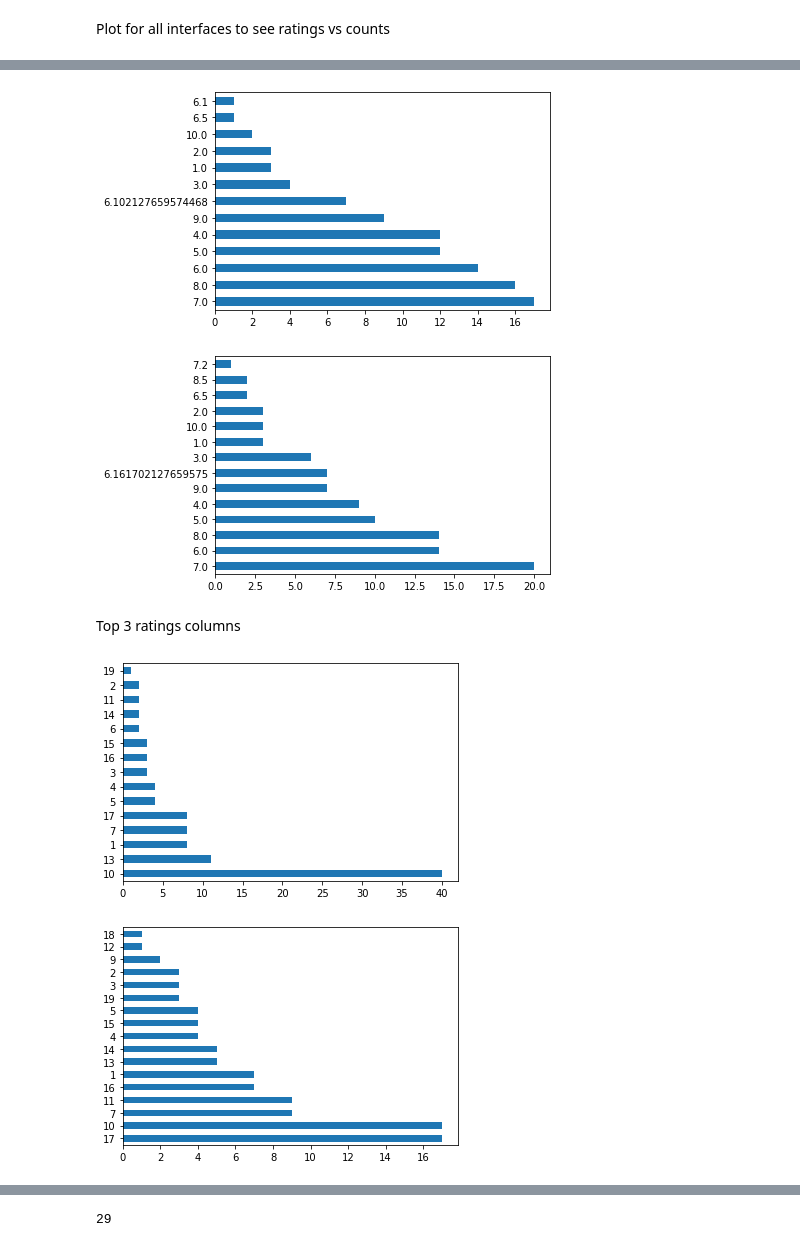
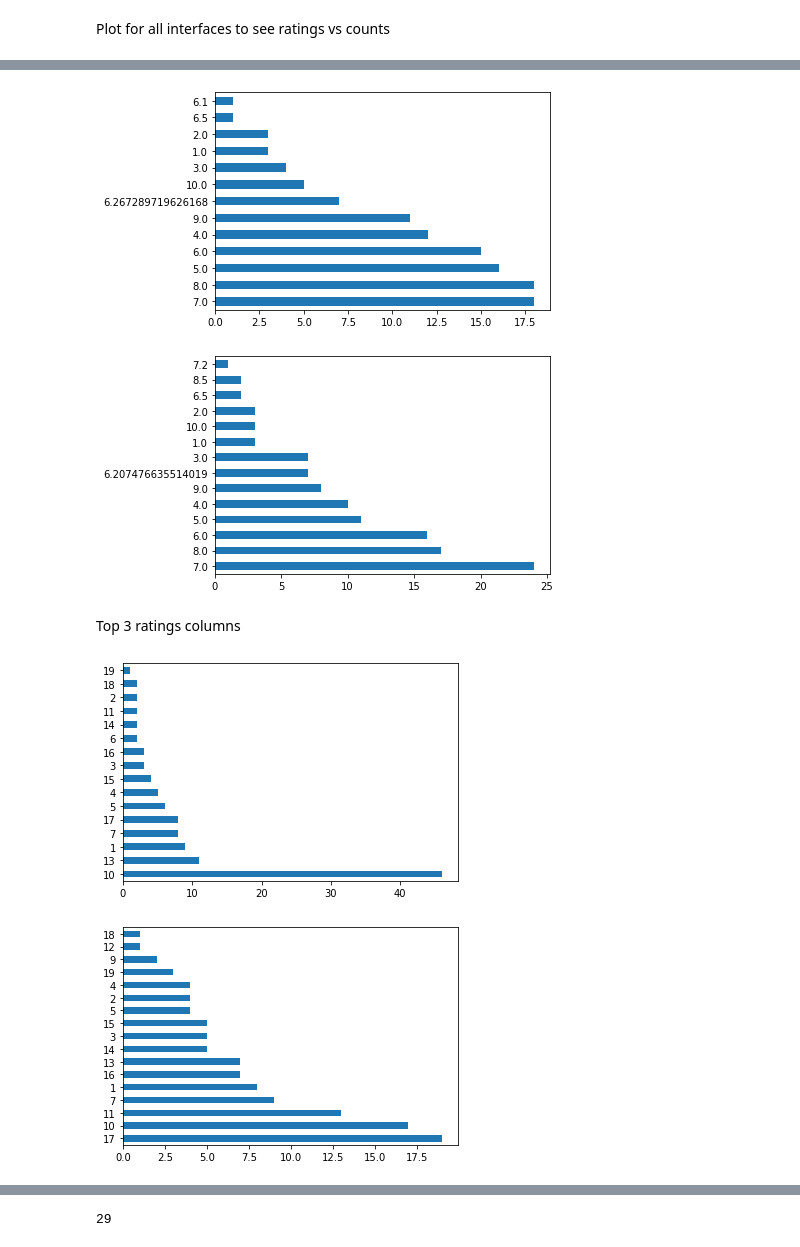
Before and after one commit to Mariamali2001/Bachelor_Project, a Jupyter notebook: Visualization.ipynb, the cells around one changed output, grey strips where cells are left out. Cells and saved outputs as stored; diff of their text form; code cells hidden in the pictures.

```diff
--- a/Visualization.ipynb
+++ b/Visualization.ipynb
@@ -25,7 +25,7 @@ from sklearn.tree import DecisionTreeClassifier
 # %% [markdown]
 Reading data
 # %%
-data = pd.read_csv("Data.csv",nrows=101)
+data = pd.read_csv("Data.csv",nrows=114)
 data
 # %% [output]
 |  | Id | Name | Gender | Field | Occupation | Age | Openness | Extraversion | Agreeableness | ... |
@@ -108,9 +108,9 @@ Top_2                0.000000
 Top_3                0.000000
 dtype: float64
 # %%
-data['Extra_interface_1'].fillna(value=data['Extra_interface_1'].mean(), inplace=True)
+data['Interface_18'].fillna(value=data['Interface_18'].mean(), inplace=True)
 # %%
-data['Extra_interface_2'].fillna(value=data['Extra_interface_2'].mean(), inplace=True)
+data['Interface_19'].fillna(value=data['Interface_19'].mean(), inplace=True)
 # %%
 missing_values = data.isna().sum()/len(data)*100
 missing_values
@@ -416,23 +412,23 @@ plt.show()
 # %%
-data.Extra_interface_1.value_counts().plot.barh()
+data.Interface_18.value_counts().plot.barh()
 plt.show()
-data.Extra_interface_2.value_counts().plot.barh()
+data.Interface_19.value_counts().plot.barh()
 plt.show()
 # %% [output]
-[figure, old version]
+[figure, new version]
-[figure, old version]
+[figure, new version]
 # %% [markdown]
 Top 3 ratings columns
 # %%
 data.Top_1.value_counts().plot.barh()
 plt.show()
 # %% [output]
-[figure, old version]
+[figure, new version]
 # %%
 data.Top_2.value_counts().plot.barh()
 plt.show()
 # %% [output]
-[figure, old version]
+[figure, new version]
 # %%
 data.Top_3.value_counts().plot.barh()
 plt.show()
```
Also changed, not shown: parts of 26 cells of this notebook, 6 other files.
